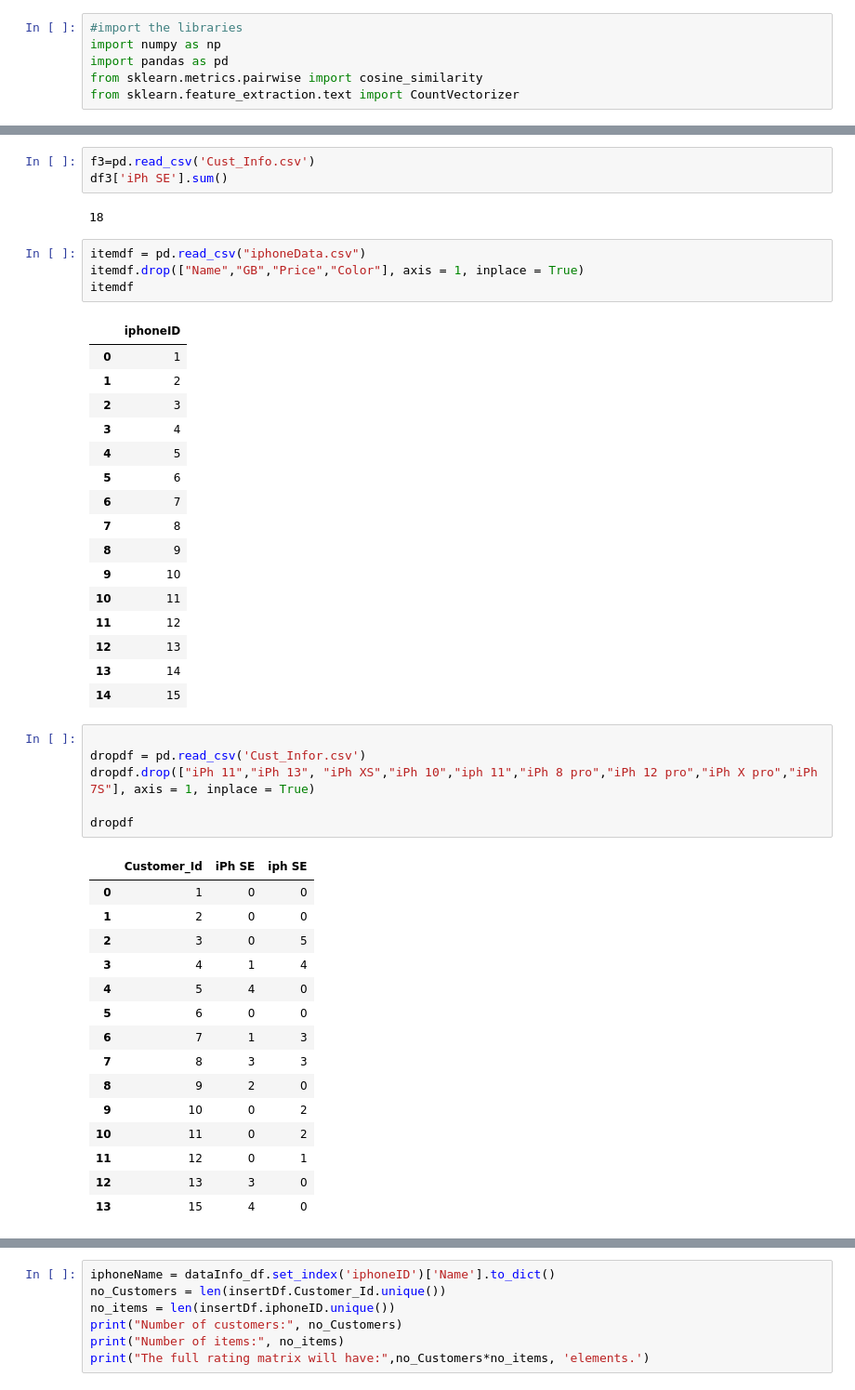
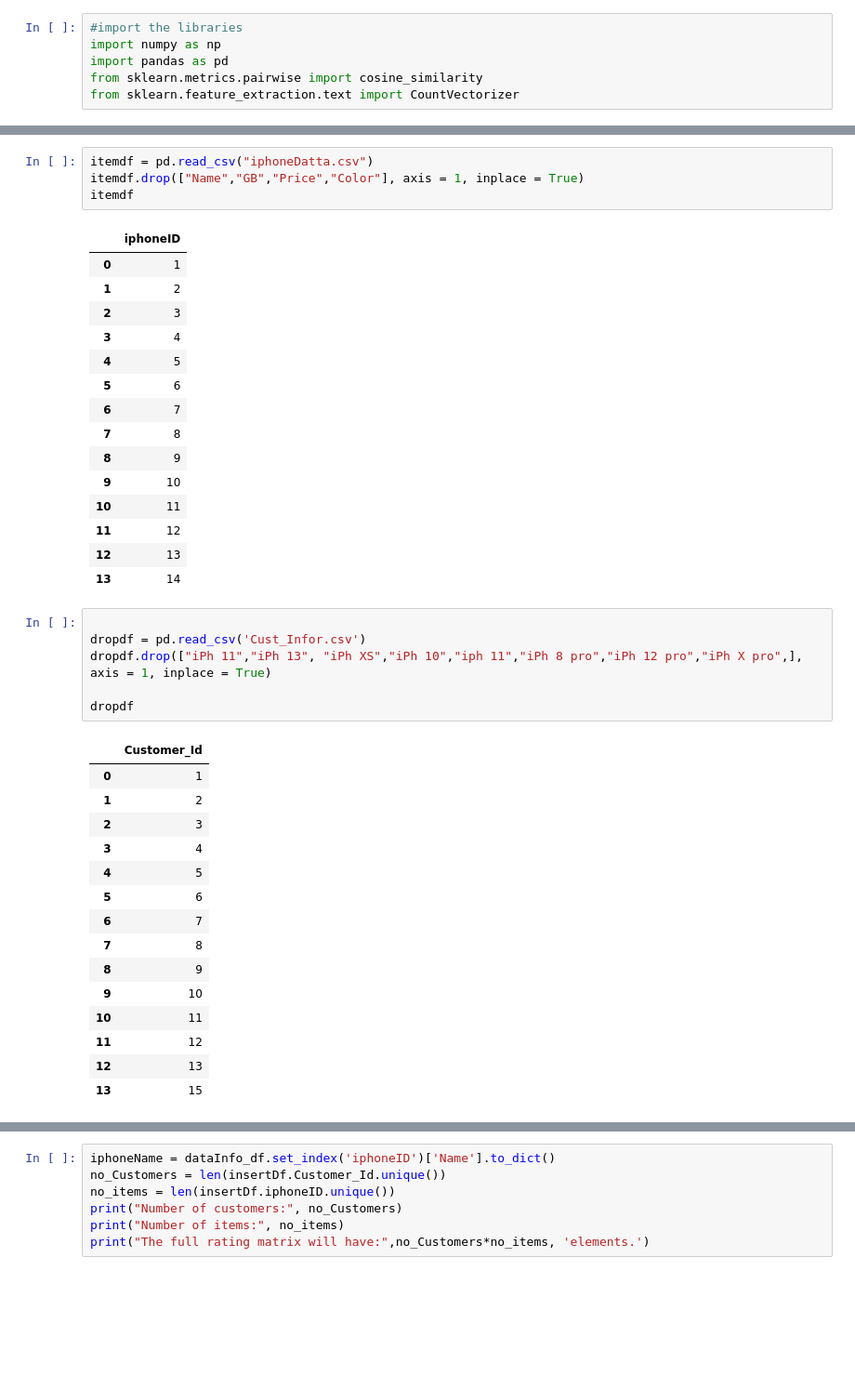
Before and after one commit to Joann076/Assignment-2, a Jupyter notebook: Recomendation_system (2).ipynb, the cells around one changed output, grey strips where cells are left out. Shown at 93% size. Cells and saved outputs as stored; diff of their text form; blank space fills up the shorter version.

```diff
--- a/Recomendation_system (2).ipynb
+++ b/Recomendation_system (2).ipynb
@@ -145,10 +132,5 @@ df3['iPh X pro'].sum()
-# %%
-f3=pd.read_csv('Cust_Info.csv')
-df3['iPh SE'].sum()
-# %% [output]
-18
 # %%
-itemdf = pd.read_csv("iphoneData.csv")
+itemdf = pd.read_csv("iphoneDatta.csv")
 itemdf.drop(["Name","GB","Price","Color"], axis = 1, inplace = True)
 itemdf
 # %% [output]
@@ -167,29 +149,28 @@ itemdf
 | 11 | 12 |
 | 12 | 13 |
 | 13 | 14 |
-| 14 | 15 |
 # %%
 
 dropdf = pd.read_csv('Cust_Infor.csv')
-dropdf.drop(["iPh 11","iPh 13", "iPh XS","iPh 10","iph 11","iPh 8 pro","iPh 12 pro","iPh X pro","iPh 7S"], axis = 1, inplace = True)
+dropdf.drop(["iPh 11","iPh 13", "iPh XS","iPh 10","iph 11","iPh 8 pro","iPh 12 pro","iPh X pro",], axis = 1, inplace = True)
 
 dropdf
 # %% [output]
-|  | Customer_Id | iPh SE | iph SE |
-| 0 | 1 | 0 | 0 |
-| 1 | 2 | 0 | 0 |
-| 2 | 3 | 0 | 5 |
-| 3 | 4 | 1 | 4 |
-| 4 | 5 | 4 | 0 |
-| 5 | 6 | 0 | 0 |
-| 6 | 7 | 1 | 3 |
-| 7 | 8 | 3 | 3 |
-| 8 | 9 | 2 | 0 |
-| 9 | 10 | 0 | 2 |
-| 10 | 11 | 0 | 2 |
-| 11 | 12 | 0 | 1 |
-| 12 | 13 | 3 | 0 |
-| 13 | 15 | 4 | 0 |
+|  | Customer_Id |
+| 0 | 1 |
+| 1 | 2 |
+| 2 | 3 |
+| 3 | 4 |
+| 4 | 5 |
+| 5 | 6 |
+| 6 | 7 |
+| 7 | 8 |
+| 8 | 9 |
+| 9 | 10 |
+| 10 | 11 |
+| 11 | 12 |
+| 12 | 13 |
+| 13 | 15 |
 # %%
 new_table= pd.merge(itemdf, dropdf, left_index=True, right_index=True)
 new_table
```
Also changed, not shown: parts of 28 cells of this notebook.
